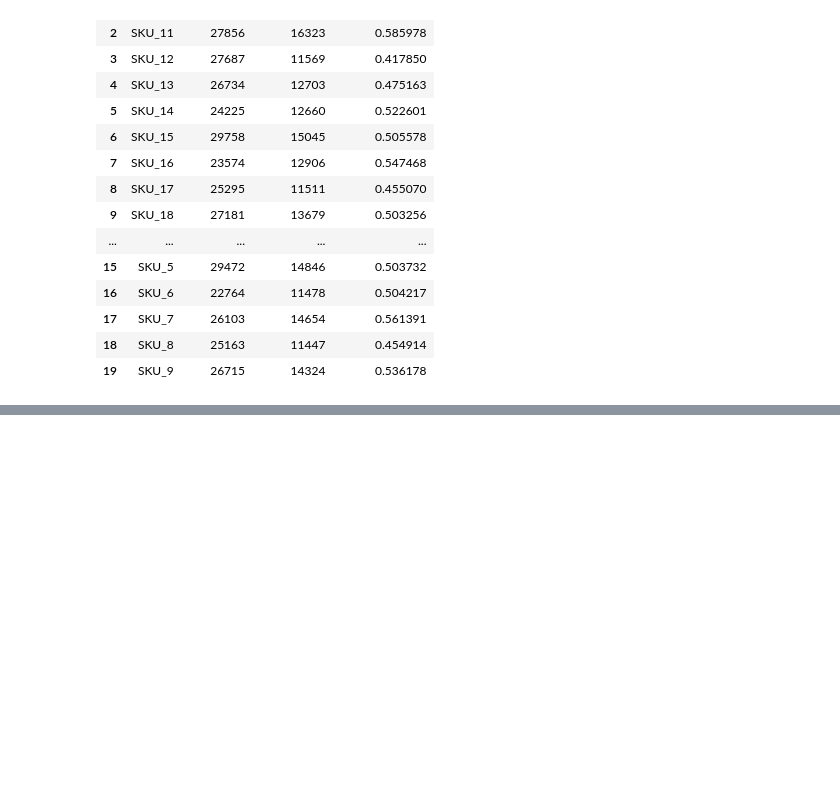
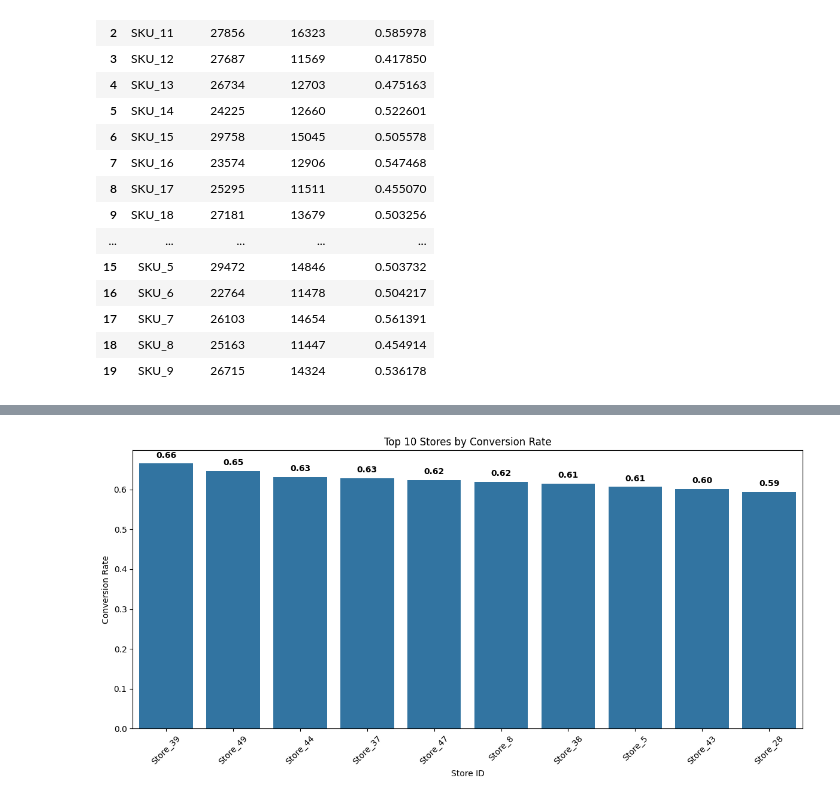
Before and after one commit to RaisunLakra/Store-Data-Conversion-Analysis, a Jupyter notebook: Notebook/Conversion_Analysis.ipynb, the cells around one changed output, grey strips where cells are left out. Saved outputs shown, nothing was run; the diff lists cells and outputs as text; code cells hidden in the pictures; blank space fills up the shorter version.

Commit message:
Plotted the good and least performing stores

```diff
--- a/Notebook/Conversion_Analysis.ipynb
+++ b/Notebook/Conversion_Analysis.ipynb
@@ -156,3 +156,6 @@ df_sku_level
 | 19 | SKU_9 | 26715 | 14324 | 0.536178 |
 # %%
 pickle.dump(df_sku_level, open("../Datasets/processed_data/sku_level_transation.pkl", 'wb'))
+# %%
+top_stores = df_store_level.sort_values(by='Conversion Rate', ascending=False).head(10)
+bottom_stores = df_store_level.sort_values(by='Conversion Rate', ascending=True).head(10)
@@ -158,0 +190,19 @@ pickle.dump(df_sku_level, open("../Datasets/processed_data/sku_level_transation.
+# %%
+plt.figure(figsize=(12, 6))
+ax = sns.barplot(x='Store ID', y='Conversion Rate', data=top_stores)
+
+plt.title('Top 10 Stores by Conversion Rate')
+plt.xticks(rotation=45)
+plt.tight_layout()
+
+top_stores = top_stores.reset_index()
+for i, row in top_stores.iterrows():
+    ax.text(
+        x=i,
+        y=row['Conversion Rate'] + 0.01,
+        s=f"{row['Conversion Rate']:.2f}",
+        ha='center', va='bottom', fontsize=10, fontweight='bold'
+    )
+plt.show()
+# %% [output]
+[figure, added]
```
Also changed, not shown: parts of 5 cells of this notebook.
